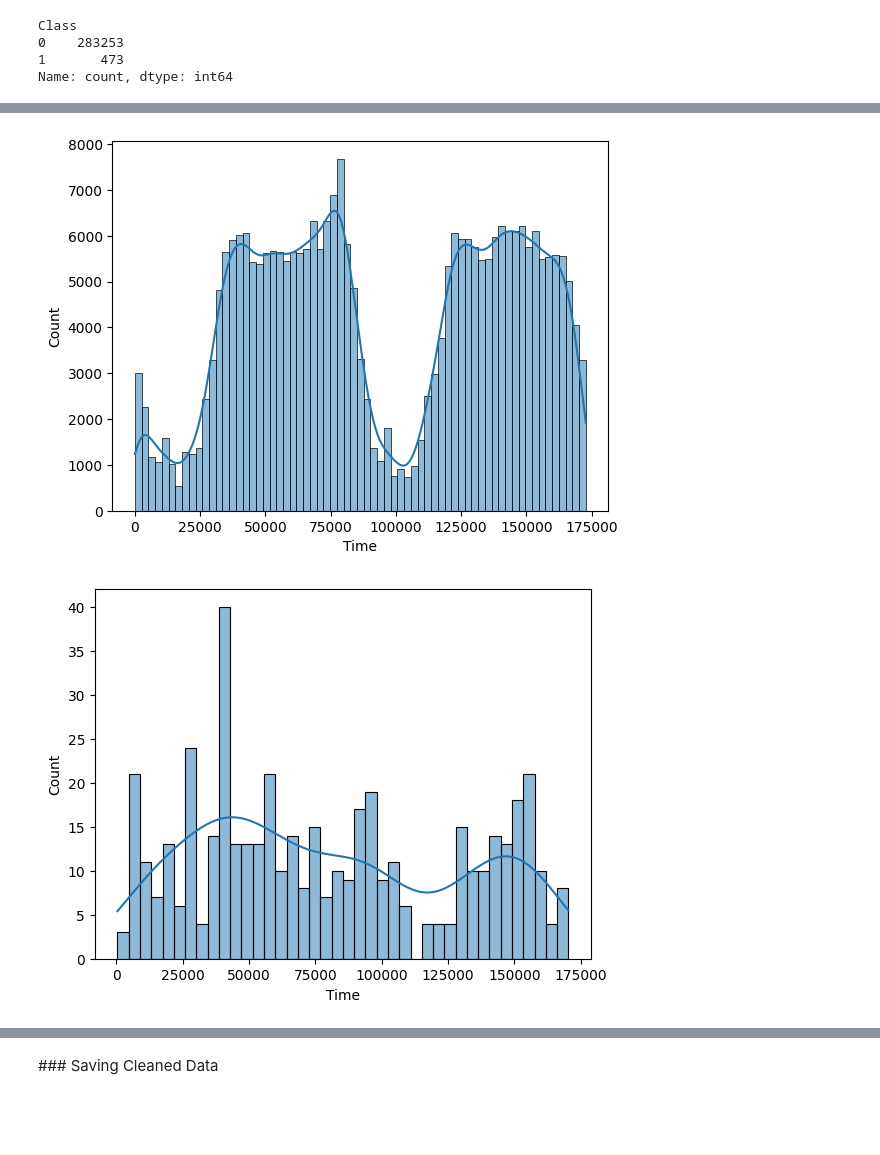
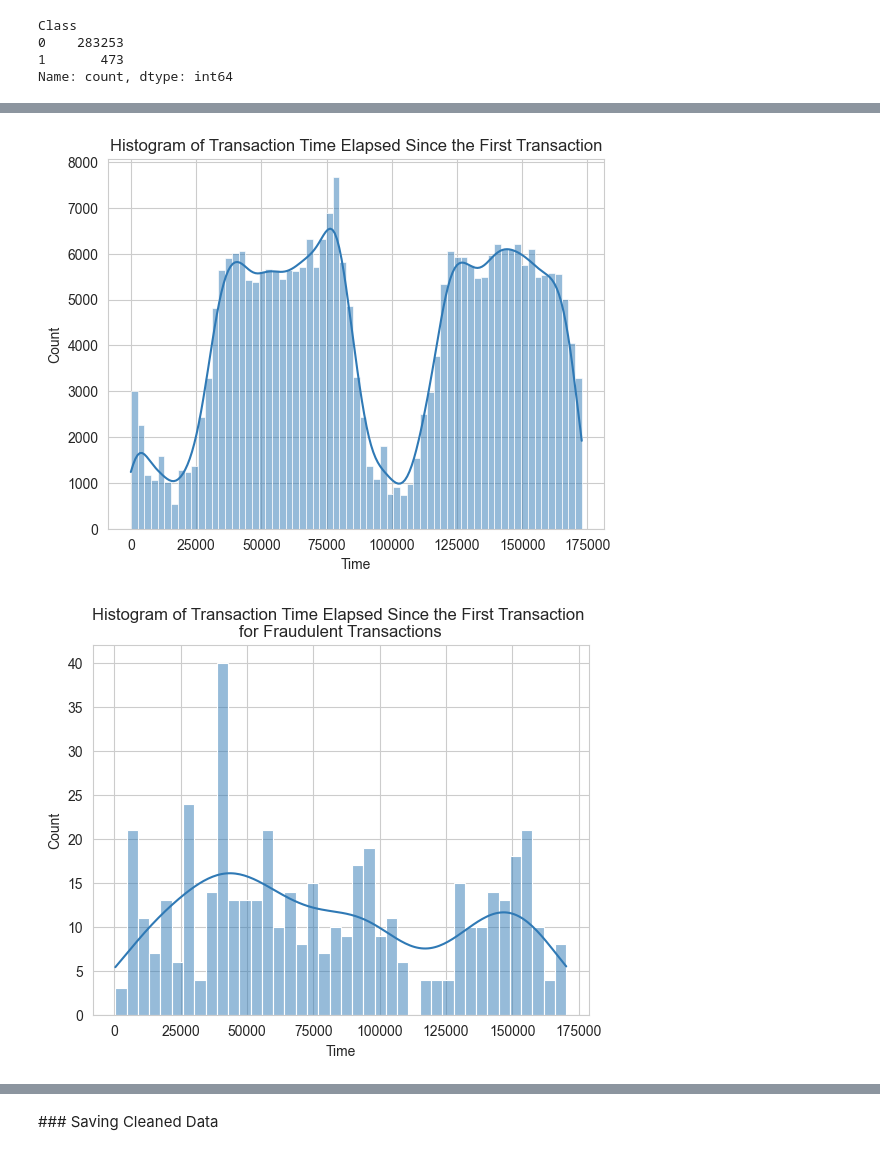
Before and after one commit to AThompson04/credit-card-fraud-detection, a Jupyter notebook: notebooks/eda_and_data_cleaning.ipynb, the cells around one changed output, grey strips where cells are left out. Cells and saved outputs as stored; diff of their text form; code cells hidden in the pictures; blank space fills up the shorter version.

```diff
--- a/notebooks/eda_and_data_cleaning.ipynb
+++ b/notebooks/eda_and_data_cleaning.ipynb
@@ -104,4 +106,7 @@ V17      -0.313498
 Name: Class, dtype: float64
 # %%
 sns.set_style('whitegrid')
+sns.set_palette('RdBu_r')
+custom_palette = sns.color_palette('RdBu_r', n_colors=10)
+colour1, colour2 = custom_palette[2], custom_palette[8]
 # %%
@@ -122,12 +131,14 @@ sns.countplot(data=df, x='Class');
 # %%
-sns.histplot(data=df, x='Time', kde=True);
+h = sns.histplot(data=df, x='Time', kde=True)
+h.set_title('Histogram of Transaction Time Elapsed Since the First Transaction');
 # %% [output]
-[figure, old version]
+[figure, new version]
 # %%
 fraud = df[df['Class']==1]
 not_fraud = df[df['Class']==0]
 # %%
-sns.histplot(data=fraud, x='Time', kde=True, bins=40);
+k = sns.histplot(data=fraud, x='Time', kde=True, bins=40)
+k.set_title('Histogram of Transaction Time Elapsed Since the First Transaction \nfor Fraudulent Transactions');
 # %% [output]
-[figure, old version]
+[figure, new version]
 # %%
```
Also changed, not shown: parts of 6 cells of this notebook.
